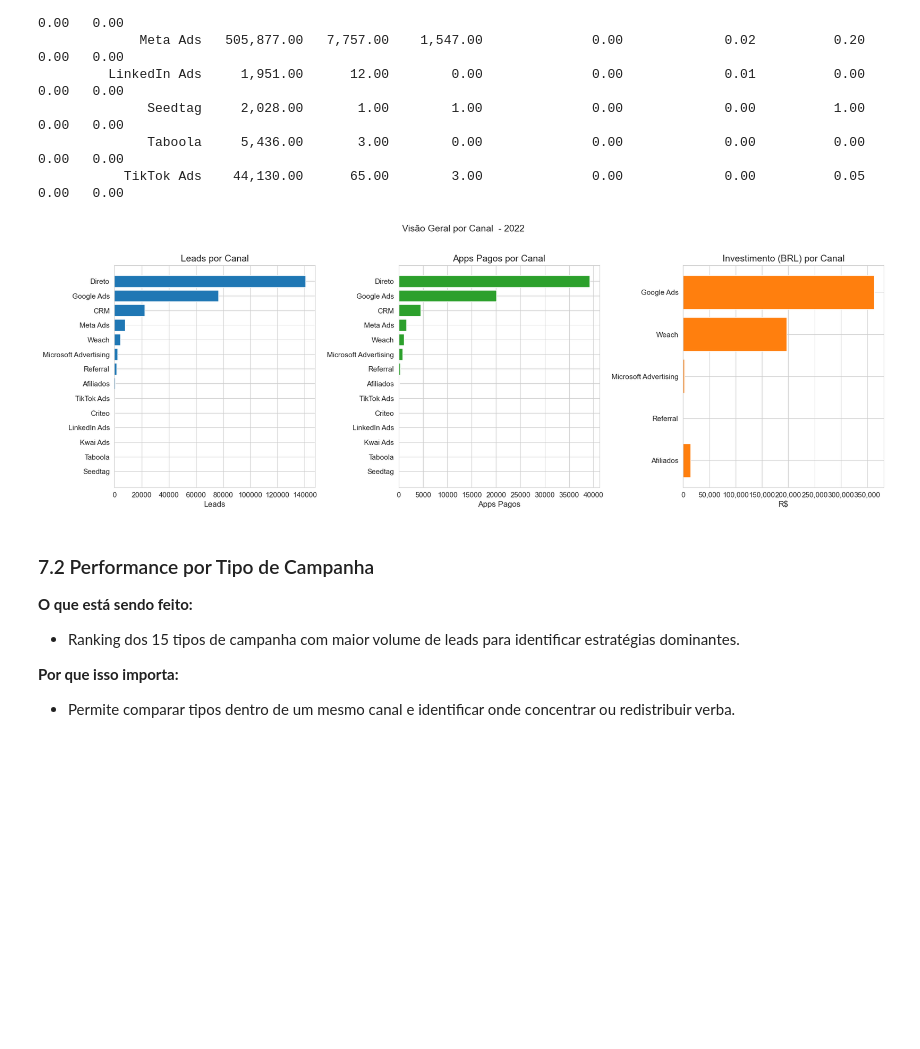
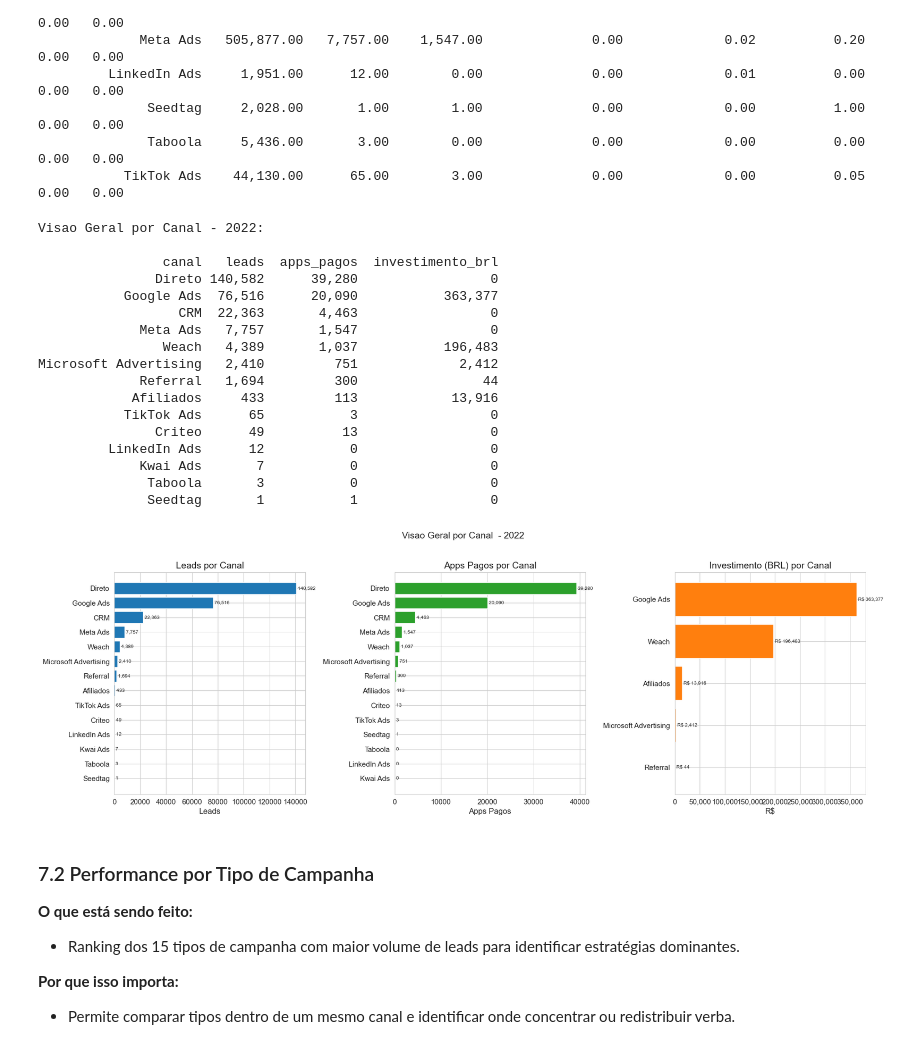
Before and after one commit to diogorblessa/projeto-analise-de-dados-com-pandas, a Jupyter notebook: case_omie.ipynb, the cells around one changed output. Saved outputs shown, nothing was run; the diff lists cells and outputs as text; code cells hidden in the pictures; blank space fills up the shorter version.

```diff
--- a/case_omie.ipynb
+++ b/case_omie.ipynb
@@ -740,34 +770,63 @@ Microsoft Advertising   128,341.00   2,410.00      751.00          2,412.10
               Taboola     5,436.00       3.00        0.00              0.00             0.00          0.00  0.00   0.00
            TikTok Ads    44,130.00      65.00        3.00              0.00             0.00          0.05  0.00   0.00
 # %%
+# Tabela numérica: visão geral por canal
+tabela_canal = canal_agg[['canal', 'leads', 'apps_pagos', 'investimento_brl']].sort_values('leads', ascending=False)
+print("Visao Geral por Canal - 2022:\n")
+print(tabela_canal.to_string(index=False, float_format='{:,.0f}'.format))
+print()
+
 # Visualização dos 3 indicadores principais para comparação rápida entre canais
 
 fig, axes = plt.subplots(1, 3, figsize=(18, 6))
 
-canal_plot = canal_agg.sort_values('leads', ascending=True)
+# Leads por canal (ordenado por leads decrescente, maior no topo)
+canal_por_leads = canal_agg.sort_values("leads", ascending=True)
+axes[0].barh(canal_por_leads["canal"], canal_por_leads["leads"], color="tab:blue")
+axes[0].set_title("Leads por Canal")
+axes[0].set_xlabel("Leads")
+for indice, valor in enumerate(canal_por_leads["leads"]):
+    axes[0].text(valor, indice, f" {valor:,.0f}", va="center", fontsize=7.5)
 
-# Leads por canal
-axes[0].barh(canal_plot['canal'], canal_plot['leads'], color='tab:blue')
-axes[0].set_title('Leads por Canal')
-axes[0].set_xlabel('Leads')
+# Apps Pagos por canal (ordenado por apps_pagos decrescente, maior no topo)
+canal_por_apps = canal_agg.sort_values("apps_pagos", ascending=True)
+axes[1].barh(canal_por_apps["canal"], canal_por_apps["apps_pagos"], color="tab:green")
+axes[1].set_title("Apps Pagos por Canal")
+axes[1].set_xlabel("Apps Pagos")
+for indice, valor in enumerate(canal_por_apps["apps_pagos"]):
+    axes[1].text(valor, indice, f" {valor:,.0f}", va="center", fontsize=7.5)
 
-# Apps Pagos por canal
-axes[1].barh(canal_plot['canal'], canal_plot['apps_pagos'], color='tab:green')
-axes[1].set_title('Apps Pagos por Canal')
-axes[1].set_xlabel('Apps Pagos')
+# Investimento por canal (apenas canais pagos, ordenado por investimento decrescente)
+canal_investimento = canal_agg[canal_agg["investimento_brl"] > 0].sort_values("investimento_brl", ascending=True)
+axes[2].barh(canal_investimento["canal"], canal_investimento["investimento_brl"], color="tab:orange")
+axes[2].set_title("Investimento (BRL) por Canal")
+axes[2].set_xlabel("R$")
+axes[2].xaxis.set_major_formatter(mticker.FuncFormatter(lambda x, _: f"{x:,.0f}"))
+for indice, valor in enumerate(canal_investimento["investimento_brl"]):
+    axes[2].text(valor, indice, f" R$ {valor:,.0f}", va="center", fontsize=7.5)
 
-# Investimento por canal (apenas canais pagos)
-canal_inv = canal_plot[canal_plot['investimento_brl'] > 0].copy()
-axes[2].barh(canal_inv['canal'], canal_inv['investimento_brl'], color='tab:orange')
-axes[2].set_title('Investimento (BRL) por Canal')
-axes[2].set_xlabel('R$')
-axes[2].xaxis.set_major_formatter(mticker.FuncFormatter(lambda x, _: f'{x:,.0f}'))
-
-plt.suptitle('Visão Geral por Canal  - 2022', fontsize=14, y=1.02)
+plt.suptitle("Visao Geral por Canal  - 2022", fontsize=14, y=1.02)
 plt.tight_layout()
 plt.show()
 # %% [output]
+Visao Geral por Canal - 2022:
+
+                canal   leads  apps_pagos  investimento_brl
+               Direto 140,582      39,280                 0
+           Google Ads  76,516      20,090           363,377
+                  CRM  22,363       4,463                 0
+             Meta Ads   7,757       1,547                 0
+                Weach   4,389       1,037           196,483
+Microsoft Advertising   2,410         751             2,412
+             Referral   1,694         300                44
+            Afiliados     433         113            13,916
+           TikTok Ads      65           3                 0
+               Criteo      49          13                 0
+         LinkedIn Ads      12           0                 0
+             Kwai Ads       7           0                 0
+              Taboola       3           0                 0
+              Seedtag       1           1                 0
-[figure, old version]
+[figure, new version]
 # %% [markdown]
 ### 7.2 Performance por Tipo de Campanha
 
```
Also changed, not shown: parts of 37 cells of this notebook, 4 other files.
